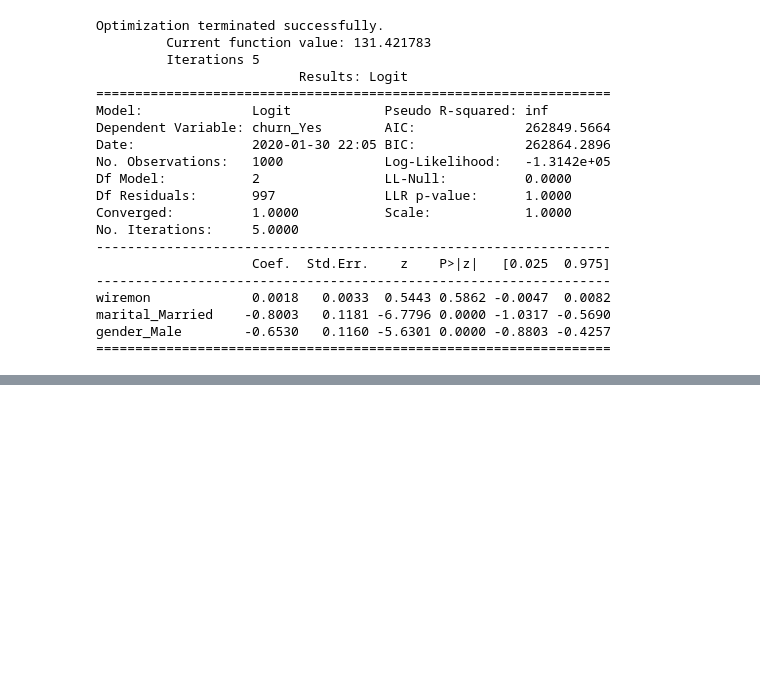
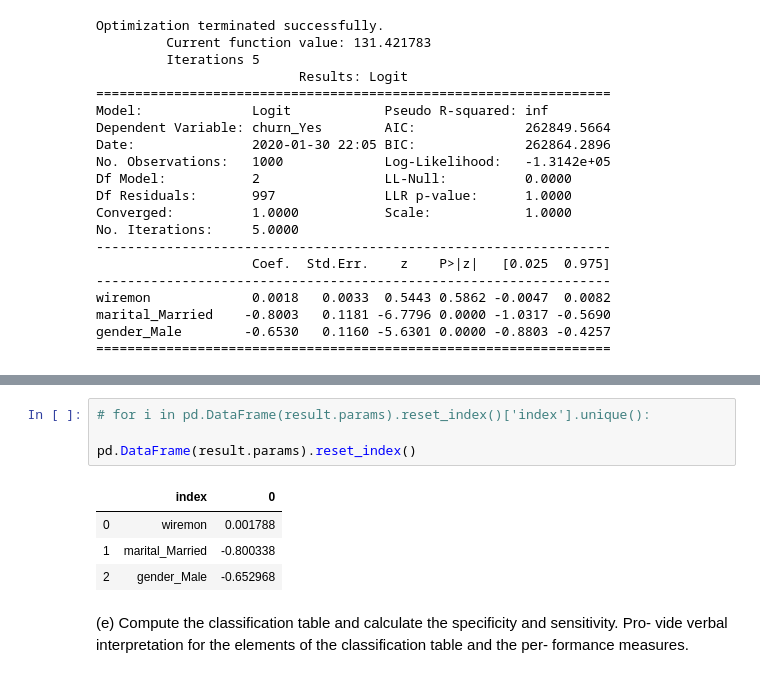
Before and after one commit to nrrud20/stat, a Jupyter notebook: HW4_draft_2.1.ipynb, the cells around one changed output, grey strips where cells are left out. Drawn from its saved outputs; the diff is of its cells as text; blank space fills up the shorter version.

```diff
--- a/HW4_draft_2.1.ipynb
+++ b/HW4_draft_2.1.ipynb
@@ -527,0 +557,13 @@ Being male decrease the the probability of conctract termination by 65%. It seem
+# %%
+# for i in pd.DataFrame(result.params).reset_index()['index'].unique():
+
+pd.DataFrame(result.params).reset_index()
+# %% [output]
+|  | index | 0 |
+| 0 | wiremon | 0.001788 |
+| 1 | marital_Married | -0.800338 |
+| 2 | gender_Male | -0.652968 |
+# %% [markdown]
+(e) Compute the classification table and calculate the specificity and sensitivity. Pro-
+vide verbal interpretation for the elements of the classification table and the per-
+formance measures.
```
Also changed, not shown: parts of 10 cells of this notebook.
